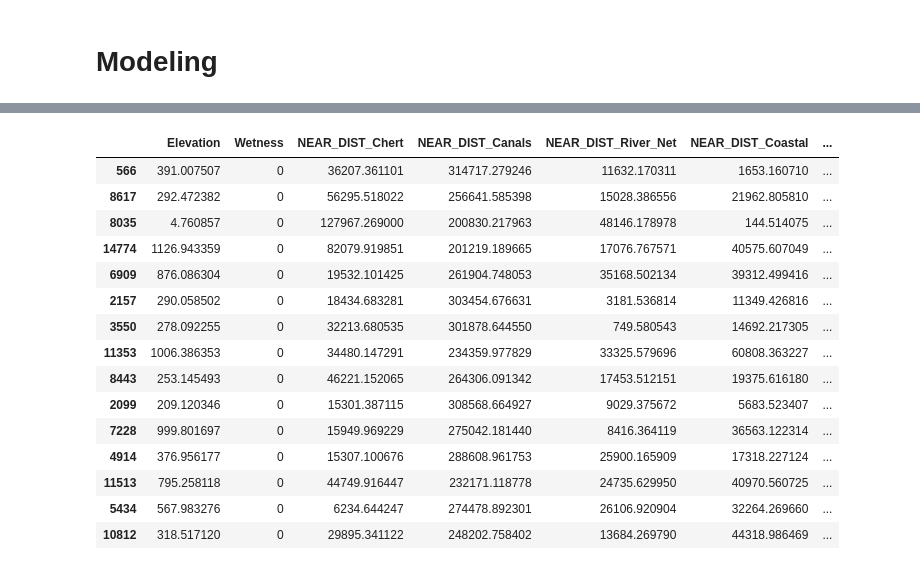
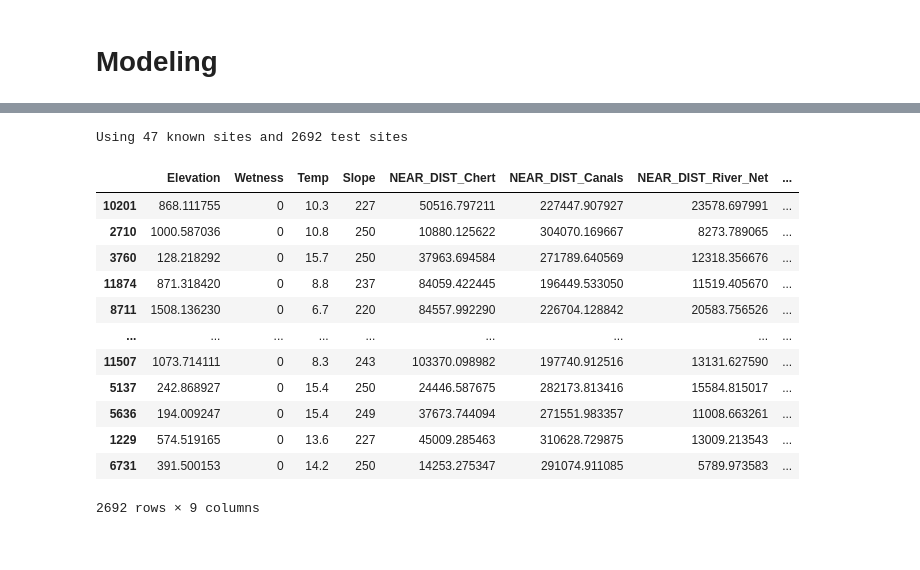
Before and after one commit to BU-Spark/ds-ciss-predicting-dig-sites, a Jupyter notebook: analysis/model.ipynb, the cells around one changed output, grey strips where cells are left out. Cells and saved outputs as stored; diff of their text form; code cells hidden in the pictures.

```diff
--- a/analysis/model.ipynb
+++ b/analysis/model.ipynb
@@ -9,16 +9,11 @@ warnings.filterwarnings('ignore')
 
 data_path = Path().cwd() / 'data'
 # %%
-test_sheet = 'test_points_spec_extracted.xls'
+test_sheet = 'test_points_extracted.xls'
 test_sites = pd.read_excel(data_path / test_sheet, engine='calamine')
 
 test_sites.drop(columns=[col for col in test_sites.columns if 'NEAR_FID' in col], inplace=True)
 
-test_sites.rename(columns={
-        'RASTERVALU': 'Elevation'
-    }, inplace=True)
-
-
 print(test_sites.shape)
 test_sites.head()
 # %% [output]
@@ -64,3 +41,9 @@ test_cleaned
+# %%
+if any('WAW' in col for col in test_sites.columns):
+    test_cleaned = clean_waw(test_sites)
+
+else:
+    test_cleaned = test_sites.copy()
 # %%
 display(test_cleaned.isna().sum().to_frame().T)
 
@@ -152,7 +147,7 @@ from sklearn.metrics import accuracy_score
 known = known_sites_cleaned.drop(columns=['OBJECTID', 'x', 'y', 'Site_Name'])
 test = test_cleaned.drop(columns=['OBJECTID', 'x', 'y'])
 
-col_order = ['Elevation', 'Wetness', 'NEAR_DIST_Chert', 'NEAR_DIST_Canals',	'NEAR_DIST_River_Net', 'NEAR_DIST_Coastal']
+col_order = ['Elevation', 'Wetness', 'Temp', 'Slope', 'NEAR_DIST_Chert', 'NEAR_DIST_Canals', 'NEAR_DIST_River_Net', 'NEAR_DIST_Coastal']
 
 known = known[col_order + ['Is_Site']]
 test = test[col_order]
@@ -179,13 +174,13 @@ test.head()
 # %%
 test.loc[(test['Elevation'] > 400), 'Is_Site'] = 0
 test.loc[(test['Elevation'] <= 400), 'Is_Site'] = 1
-test.loc[(test['Elevation'] < 50), 'Is_Site'] = 0
+# test.loc[(test['Elevation'] < 50), 'Is_Site'] = 0
 
 
 test.loc[(test['NEAR_DIST_Chert'] > 20000), 'Is_Site'] = 0
-test.loc[(test['NEAR_DIST_Coastal'] > 20000), 'Is_Site'] = 0
-test.loc[(test['NEAR_DIST_Canals'] < 20000), 'Is_Site'] = 0
-test.loc[(test['NEAR_DIST_River_Net'] < 20000), 'Is_Site'] = 0
+test.loc[(test['NEAR_DIST_Coastal'] > 6000), 'Is_Site'] = 0
+# test.loc[(test['NEAR_DIST_Canals'] < 20000), 'Is_Site'] = 0
+# test.loc[(test['NEAR_DIST_River_Net'] < 20000), 'Is_Site'] = 0
 
 
 test['Is_Site'] = test['Is_Site'].astype(np.uint8)
@@ -213,22 +196,30 @@ test.describe()
 # %%
 rng = np.random.RandomState(42)
-rng_nums = rng.choice(test.index, size=15, replace=False)
-rng_sites = test.loc[rng_nums]
+
+rng_selection = test[test['Is_Site'] == 0]
+rng_nums = rng.choice(
+    a=rng_selection.index,
+    size=int(test['Is_Site'].value_counts()[0]*0.25),
+    replace=False
+)
+
+test_cut = test.drop(index=rng_nums) # pyright: ignore[reportArgumentType, reportCallIssue]
+
+rng_sites = rng_selection.loc[rng_nums]
+
 rng_sites
 # %% [output]
+Using 47 known sites and 2692 test sites
-|  | Elevation | Wetness | NEAR_DIST_Chert | NEAR_DIST_Canals | NEAR_DIST_River_Net | NEAR_DIST_Coastal | ... |
-| 566 | 391.007507 | 0 | 36207.361101 | 314717.279246 | 11632.170311 | 1653.160710 | ... |
-| 8617 | 292.472382 | 0 | 56295.518022 | 256641.585398 | 15028.386556 | 21962.805810 | ... |
-| 8035 | 4.760857 | 0 | 127967.269000 | 200830.217963 | 48146.178978 | 144.514075 | ... |
-| 14774 | 1126.943359 | 0 | 82079.919851 | 201219.189665 | 17076.767571 | 40575.607049 | ... |
-| 6909 | 876.086304 | 0 | 19532.101425 | 261904.748053 | 35168.502134 | 39312.499416 | ... |
-| 2157 | 290.058502 | 0 | 18434.683281 | 303454.676631 | 3181.536814 | 11349.426816 | ... |
-| 3550 | 278.092255 | 0 | 32213.680535 | 301878.644550 | 749.580543 | 14692.217305 | ... |
-| 11353 | 1006.386353 | 0 | 34480.147291 | 234359.977829 | 33325.579696 | 60808.363227 | ... |
-| 8443 | 253.145493 | 0 | 46221.152065 | 264306.091342 | 17453.512151 | 19375.616180 | ... |
-| 2099 | 209.120346 | 0 | 15301.387115 | 308568.664927 | 9029.375672 | 5683.523407 | ... |
-| 7228 | 999.801697 | 0 | 15949.969229 | 275042.181440 | 8416.364119 | 36563.122314 | ... |
-| 4914 | 376.956177 | 0 | 15307.100676 | 288608.961753 | 25900.165909 | 17318.227124 | ... |
-| 11513 | 795.258118 | 0 | 44749.916447 | 232171.118778 | 24735.629950 | 40970.560725 | ... |
-| 5434 | 567.983276 | 0 | 6234.644247 | 274478.892301 | 26106.920904 | 32264.269660 | ... |
-| 10812 | 318.517120 | 0 | 29895.341122 | 248202.758402 | 13684.269790 | 44318.986469 | ... |
+|  | Elevation | Wetness | Temp | Slope | NEAR_DIST_Chert | NEAR_DIST_Canals | NEAR_DIST_River_Net | ... |
+| 10201 | 868.111755 | 0 | 10.3 | 227 | 50516.797211 | 227447.907927 | 23578.697991 | ... |
+| 2710 | 1000.587036 | 0 | 10.8 | 250 | 10880.125622 | 304070.169667 | 8273.789065 | ... |
+| 3760 | 128.218292 | 0 | 15.7 | 250 | 37963.694584 | 271789.640569 | 12318.356676 | ... |
+| 11874 | 871.318420 | 0 | 8.8 | 237 | 84059.422445 | 196449.533050 | 11519.405670 | ... |
+| 8711 | 1508.136230 | 0 | 6.7 | 220 | 84557.992290 | 226704.128842 | 20583.756526 | ... |
+| ... | ... | ... | ... | ... | ... | ... | ... | ... |
+| 11507 | 1073.714111 | 0 | 8.3 | 243 | 103370.098982 | 197740.912516 | 13131.627590 | ... |
+| 5137 | 242.868927 | 0 | 15.4 | 250 | 24446.587675 | 282173.813416 | 15584.815017 | ... |
+| 5636 | 194.009247 | 0 | 15.4 | 249 | 37673.744094 | 271551.983357 | 11008.663261 | ... |
+| 1229 | 574.519165 | 0 | 13.6 | 227 | 45009.285463 | 310628.729875 | 13009.213543 | ... |
+| 6731 | 391.500153 | 0 | 14.2 | 250 | 14253.275347 | 291074.911085 | 5789.973583 | ... |
+2692 rows × 9 columns
```
Also changed, not shown: parts of 20 cells of this notebook, 8 other files.
